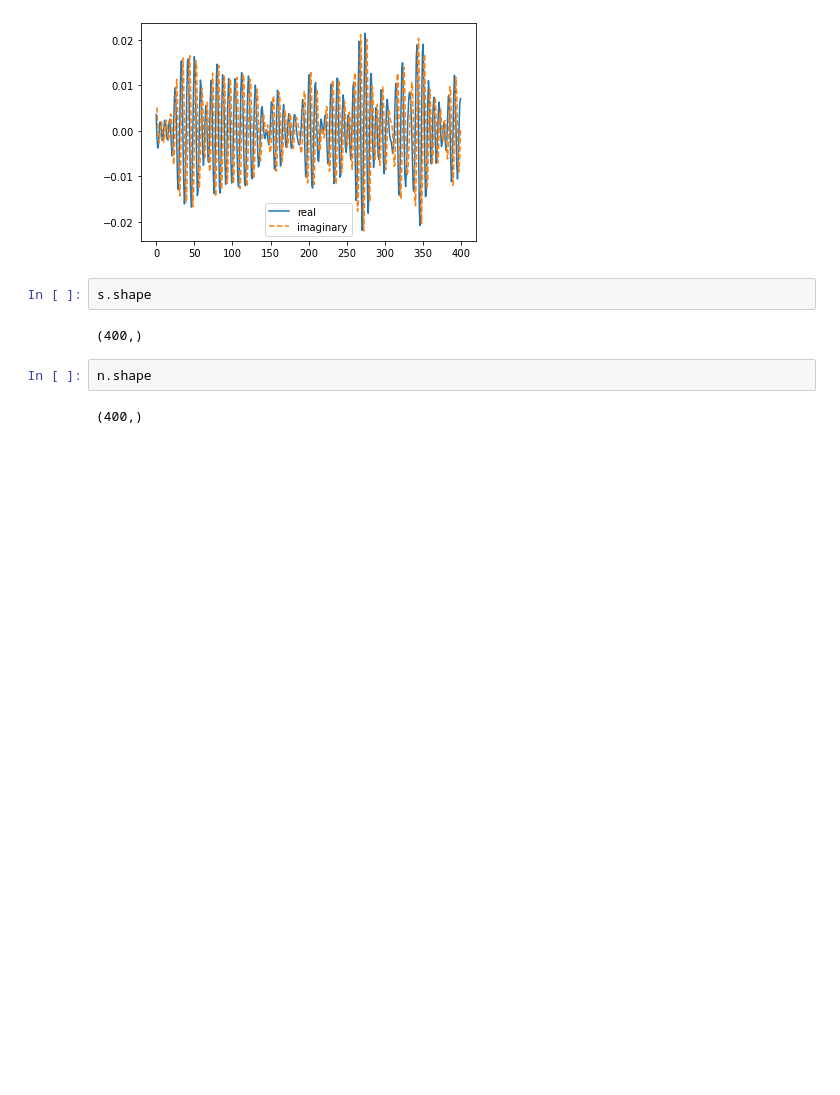
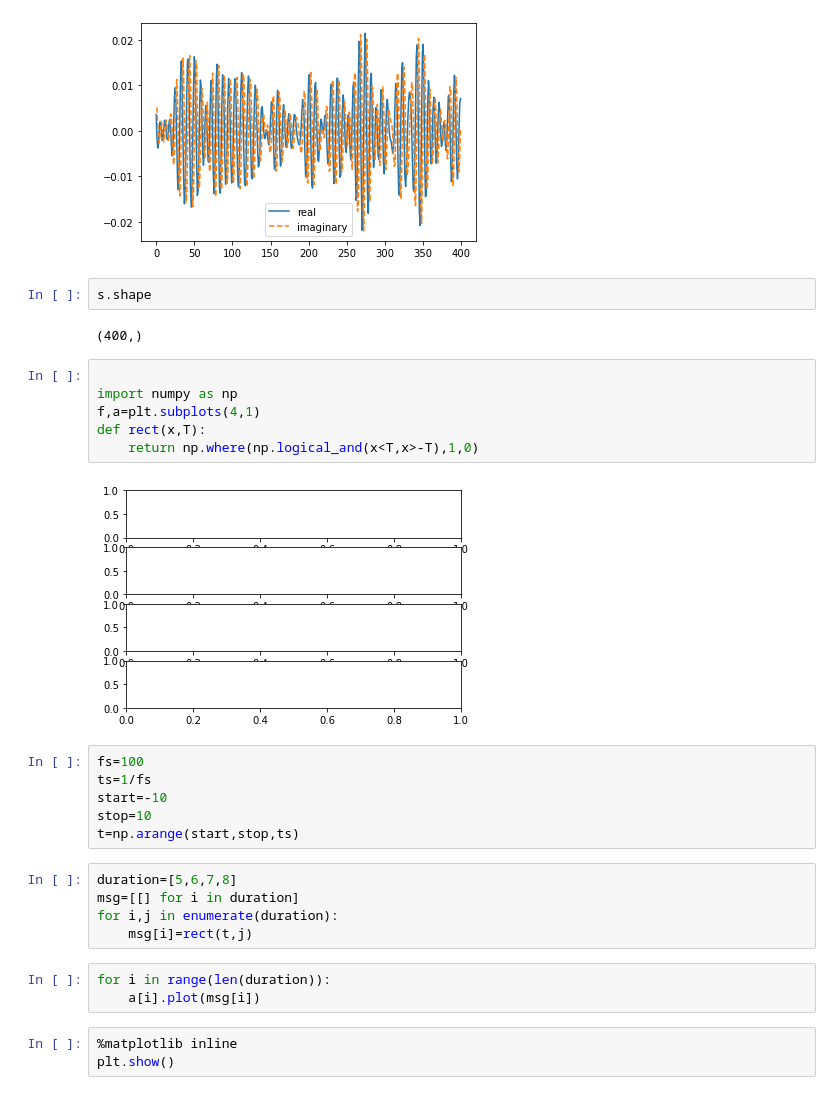
Before and after one commit to Sidharth3301/Communication-Systems-Labs, a Jupyter notebook: Lab3/task1.ipynb, the cells around one changed output. Cells and saved outputs as stored; diff of their text form; blank space fills up the shorter version.

```diff
--- a/Lab3/task1.ipynb
+++ b/Lab3/task1.ipynb
@@ -42,7 +42,28 @@ plt.show()
 s.shape
 # %% [output]
 (400,)
-# %%
-n.shape
-# %% [output]
-(400,)
+# %%
+
+import numpy as np
+f,a=plt.subplots(4,1)
+def rect(x,T):
+    return np.where(np.logical_and(x<T,x>-T),1,0)
+# %% [output]
+[figure, added]
+# %%
+fs=100
+ts=1/fs
+start=-10
+stop=10
+t=np.arange(start,stop,ts)
+# %%
+duration=[5,6,7,8]
+msg=[[] for i in duration]
+for i,j in enumerate(duration):
+    msg[i]=rect(t,j)
+# %%
+for i in range(len(duration)):
+    a[i].plot(msg[i])
+# %%
+%matplotlib inline
+plt.show()
```
Also changed, not shown: 7 other files.
